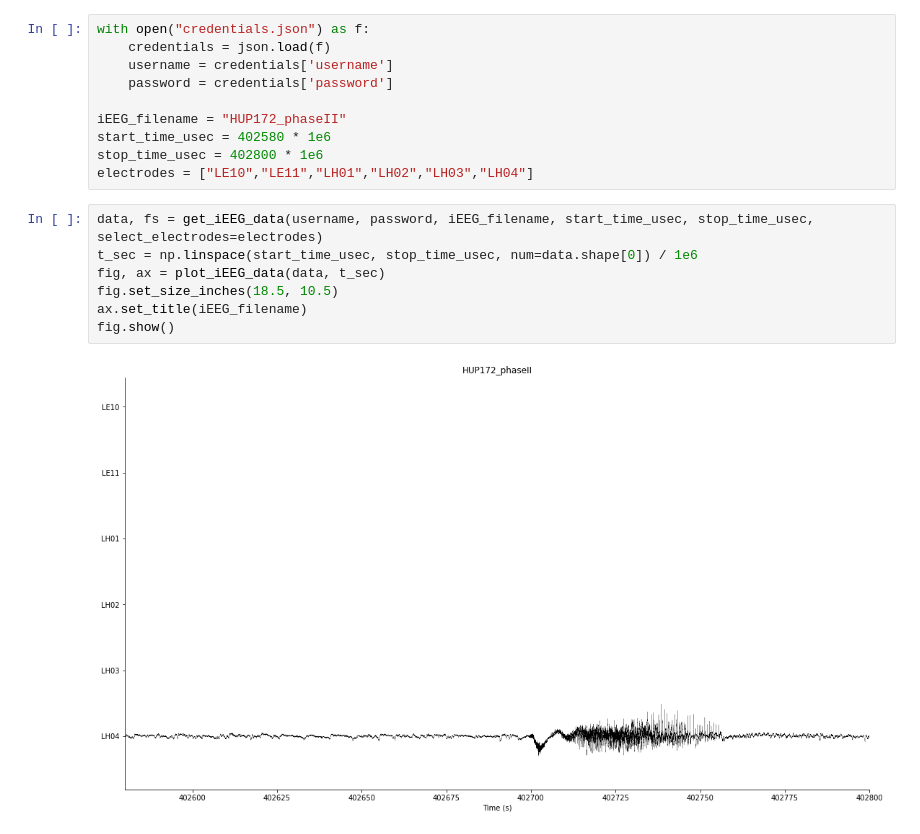
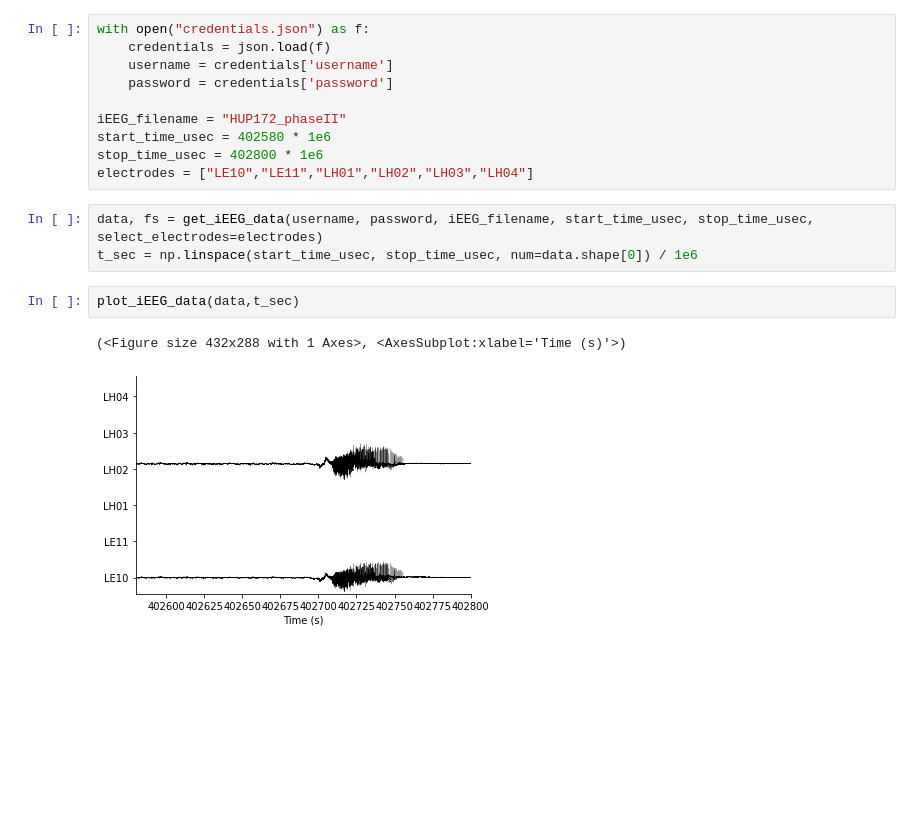
Before and after one commit to sirrus98/ieeg_toy_template, a Jupyter notebook: notebook.ipynb, the cells around one changed output. Saved outputs shown, nothing was run; the diff lists cells and outputs as text; blank space fills up the shorter version.

```diff
--- a/notebook.ipynb
+++ b/notebook.ipynb
@@ -33,12 +32,11 @@ electrodes = ["LE10","LE11","LH01","LH02","LH03","LH04"]
 # %%
 data, fs = get_iEEG_data(username, password, iEEG_filename, start_time_usec, stop_time_usec, select_electrodes=electrodes)
 t_sec = np.linspace(start_time_usec, stop_time_usec, num=data.shape[0]) / 1e6
-fig, ax = plot_iEEG_data(data, t_sec)
-fig.set_size_inches(18.5, 10.5)
-ax.set_title(iEEG_filename)
-fig.show()
-# %% [output]
-[figure, removed]
+# %%
+plot_iEEG_data(data,t_sec)
+# %% [output]
+(<Figure size 432x288 with 1 Axes>, <AxesSubplot:xlabel='Time (s)'>)
+[figure, added]
 # %%
 win_size_sec = 5
 
```
Also changed, not shown: parts of 4 cells of this notebook, 3 other files.
